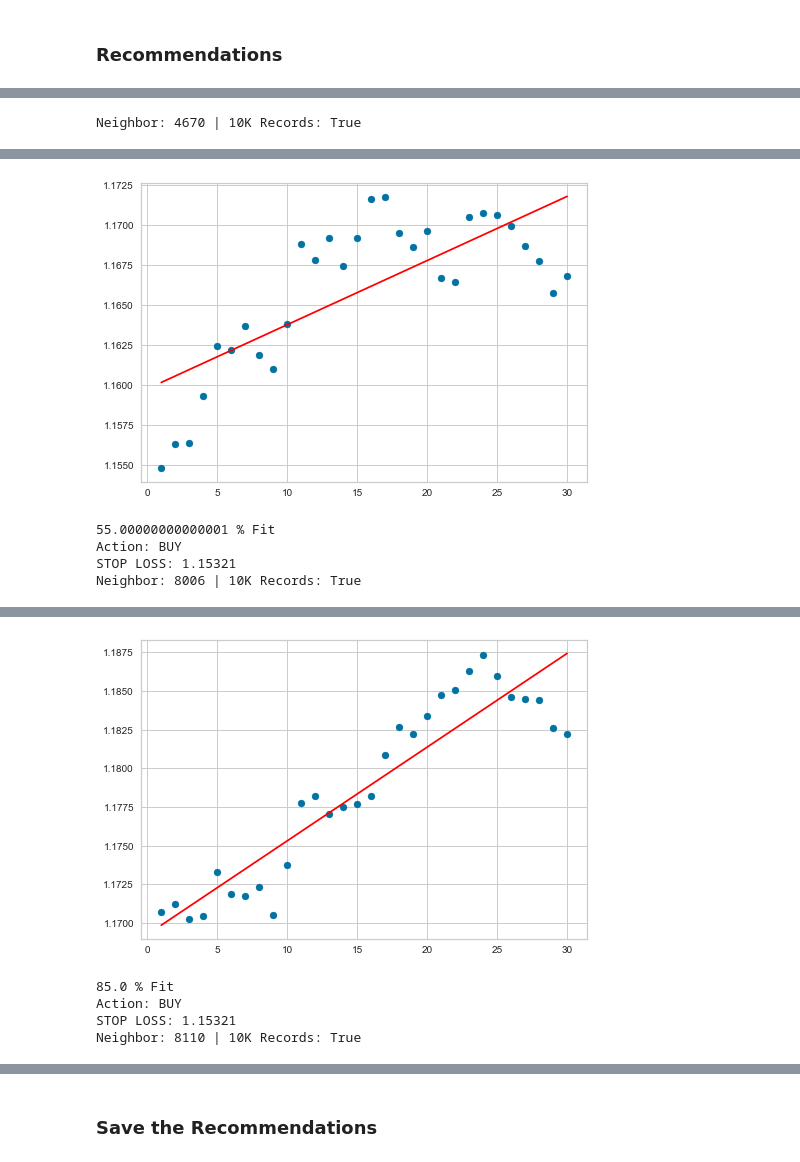
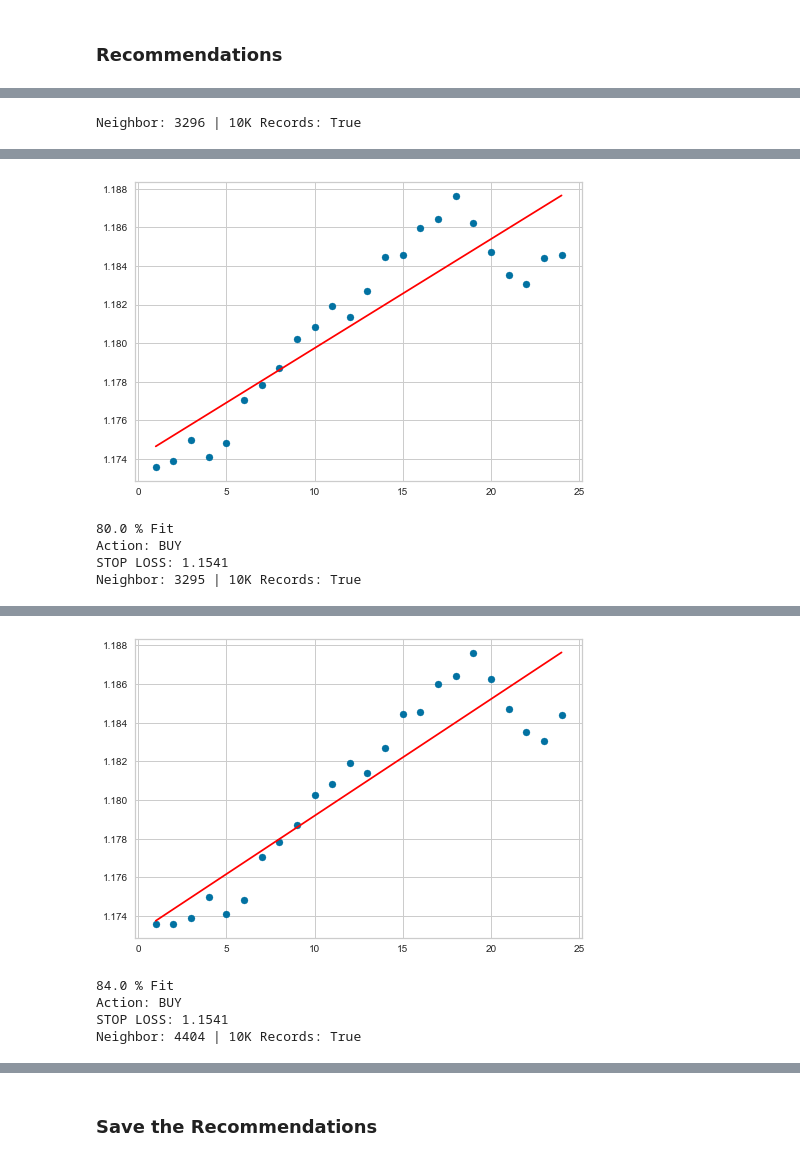
Before and after one commit to Forexience/Forexience, a Jupyter notebook: Main_Pipeline/Forexience_Poc.ipynb, the cells around one changed output, grey strips where cells are left out. Drawn from its saved outputs; the diff is of its cells as text; code cells hidden in the pictures.

```diff
--- a/Main_Pipeline/Forexience_Poc.ipynb
+++ b/Main_Pipeline/Forexience_Poc.ipynb
@@ -337,6 +341,6 @@ data.tail()
 # %% [markdown]
 # <font color='red'>CANDLE INDEX NUMBER</font>
 # %%
-candle_no = len(data) - 2
+candle_no = len(data) - 3
 candle_no
 # %% [output]
@@ -448,6 +453,7 @@ def find_k_similar_candles(candle_id, dataset, k=4):
                            dataset.iloc[indices.flatten()[i]]['col_1'],dataset.iloc[indices.flatten()[i]]['col_2'],dataset.iloc[indices.flatten()[i]]['col_3'],
 #                           dataset.iloc[indices.flatten()[i]]['col_4'],dataset.iloc[indices.flatten()[i]]['col_5'],
                            dataset.iloc[indices.flatten()[i]]['F_SMA_10'],dataset.iloc[indices.flatten()[i]]['F_SMA_20'],
+                           dataset.iloc[indices.flatten()[i]]['RSI'],
                            ])
 
     output = pd.DataFrame(output)
@@ -455,7 +461,8 @@ def find_k_similar_candles(candle_id, dataset, k=4):
 #                      'O-H','O-L','O-C','H-L','H-C','L-C',
                       'col_1','col_2','col_3',
 #                      'col_4','col_5',
-                      'F_SMA_10','F_SMA_20'
+                      'F_SMA_10','F_SMA_20',
+                      'RSI'
                      ]
     display (output)
 
@@ -498,43 +505,43 @@ print(datetime.now())
 for indice in indices[1:10]:
     recommendation_log = "{}_data.csv".format(indice)
     data = pd.read_csv(filename)
-    data = data.iloc[indice:indice+30]
+    data = data.iloc[indice:indice+24]
     data.to_csv(path + "/" + recommendation_log, header = True, index = False)
 
     print ('Neighbor:', indice, '|', '10K Records:', Load_10K_Records)
     viz(data, indice.astype(str))
 
     data['candleno'] = range (1, len(data) + 1)
     X = data['candleno'].values.reshape(-1, 1)
     Y = data['Close'].values.reshape(-1, 1)
     linear_regressor = LinearRegression()
     linear_regressor.fit(X, Y)
     y_pred = linear_regressor.predict(X)
     plt.scatter(X, Y)
     plt.plot(X, y_pred, color='red')
     plt.show()
 
     print(r2_score(Y, y_pred).round(2)*100, '% Fit')
     coeficient = (linear_regressor.coef_)
 
     if coeficient > 0:
         print('Action: BUY')
         print('STOP LOSS:', BUY_SL)
     else:
         print('Action: SELL')
         print('STOP LOSS:', SELL_SL)
 # %% [output]
-Neighbor: 4670 | 10K Records: True
+Neighbor: 3296 | 10K Records: True
 [interactive output not drawn]
-[figure, old version]
+[figure, new version]
-55.00000000000001 % Fit
+80.0 % Fit
 Action: BUY
-STOP LOSS: 1.15321
-Neighbor: 8006 | 10K Records: True
+STOP LOSS: 1.1541
+Neighbor: 3295 | 10K Records: True
 [interactive output not drawn]
-[figure, old version]
+[figure, new version]
-85.0 % Fit
+84.0 % Fit
 Action: BUY
-STOP LOSS: 1.15321
-Neighbor: 8110 | 10K Records: True
+STOP LOSS: 1.1541
+Neighbor: 4404 | 10K Records: True
 [interactive output not drawn]
```
Also changed, not shown: parts of 17 cells of this notebook, 16 other files.
